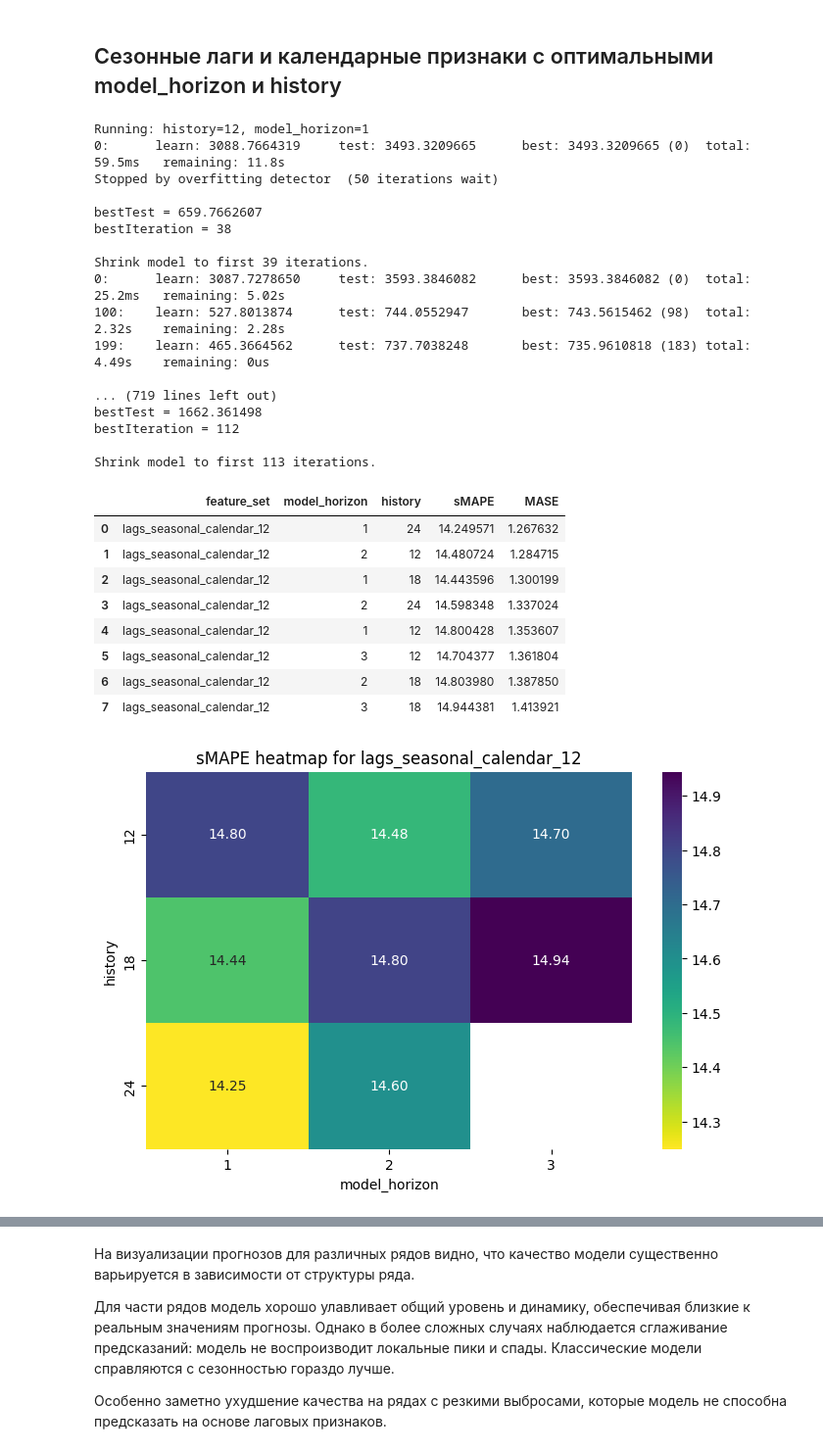
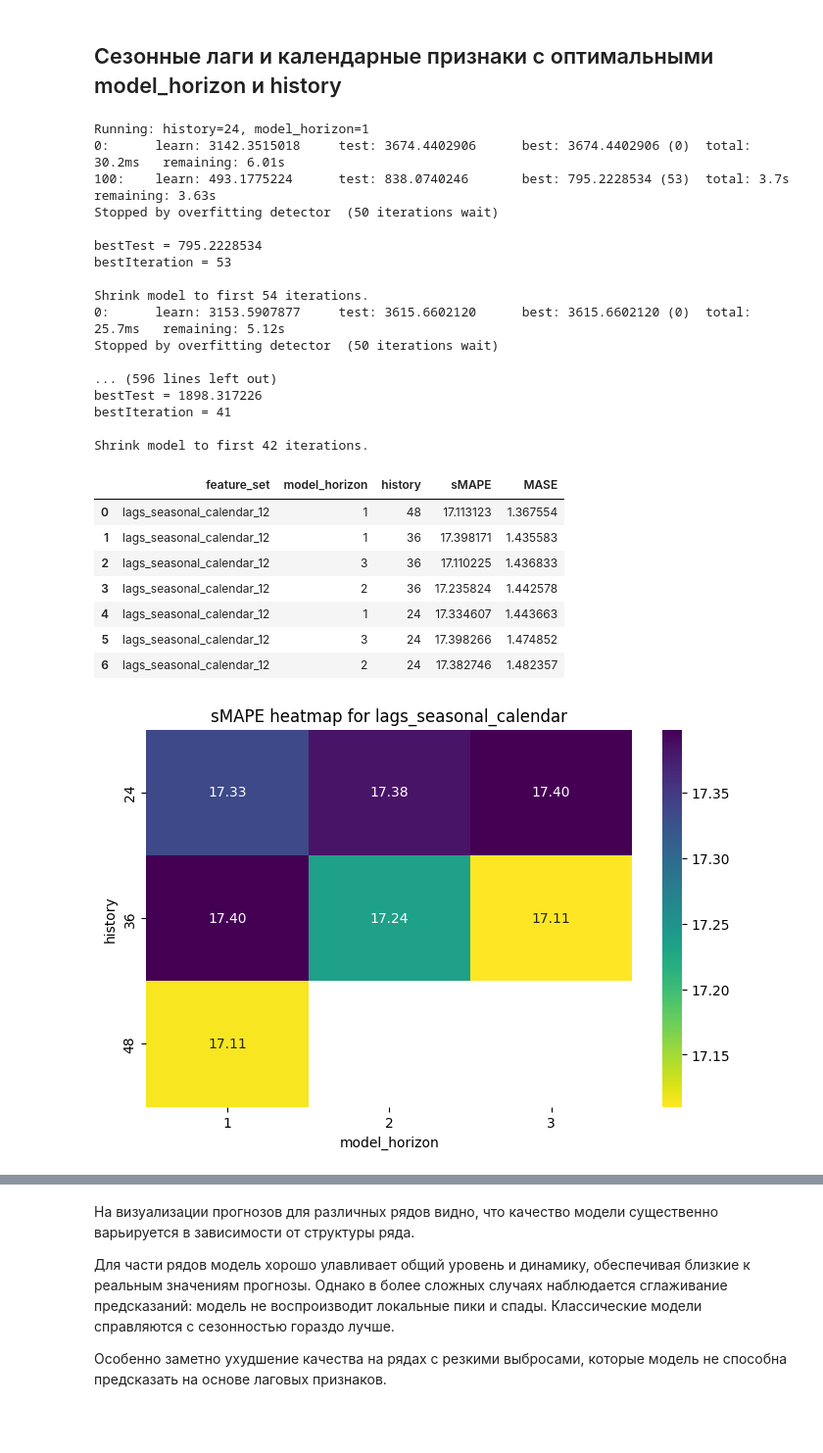
Before and after one commit to Katiukh/TS_HW3, a Jupyter notebook: TS_project.ipynb, the cells around one changed output, grey strips where cells are left out. Shown at 98% size. Saved outputs shown, nothing was run; the diff lists cells and outputs as text; code cells hidden in the pictures; blank space fills up the shorter version.

```diff
--- a/TS_project.ipynb
+++ b/TS_project.ipynb
@@ -1318,22 +1214,14 @@ plt.show()
 # %% [markdown]
 ## Сезонные лаги и календарные признаки с оптимальными model_horizon и history
 # %%
-lags_seasonal_calendar_12_config = {
-    "use_id": True,
-    "use_calendar": True,
-    "selected_lags": [1, 2, 3, 6, 12],
-    "use_fourier": False,
-}
-
 experiments_lags_seasonal_calendar = [
-    {"model_horizon": 1, "history": 12},
-    {"model_horizon": 2, "history": 12},
-    {"model_horizon": 3, "history": 12},
-    {"model_horizon": 1, "history": 18},
-    {"model_horizon": 2, "history": 18},
-    {"model_horizon": 3, "history": 18},
     {"model_horizon": 1, "history": 24},
     {"model_horizon": 2, "history": 24},
+    {"model_horizon": 3, "history": 24},
+    {"model_horizon": 1, "history": 36},
+    {"model_horizon": 2, "history": 36},
+    {"model_horizon": 3, "history": 36},
+    {"model_horizon": 1, "history": 48}
 ]
 
 results_lags_seasonal_calendar = []
@@ -1346,8 +1234,8 @@ for cfg in experiments_lags_seasonal_calendar:
     print(f"Running: history={history}, model_horizon={model_horizon}")
 
     res = run_holdout_experiment(
-        data=train,
-        feature_config=lags_seasonal_calendar_12_config,
+        data=data,
+        feature_config=lags_seasonal_calendar_config,
         model_horizon=model_horizon,
         history=history,
         horizon=18,
@@ -1375,47 +1263,46 @@ results_lags_seasonal_calendar_df = results_lags_seasonal_calendar_df.sort_value
 
 results_lags_seasonal_calendar_df
 # %% [output]
-Running: history=12, model_horizon=1
-0:      learn: 3088.7664319     test: 3493.3209665      best: 3493.3209665 (0)  total: 59.5ms   remaining: 11.8s
+Running: history=24, model_horizon=1
+0:      learn: 3142.3515018     test: 3674.4402906      best: 3674.4402906 (0)  total: 30.2ms   remaining: 6.01s
+100:    learn: 493.1775224      test: 838.0740246       best: 795.2228534 (53)  total: 3.7s     remaining: 3.63s
 Stopped by overfitting detector  (50 iterations wait)
 
-bestTest = 659.7662607
-bestIteration = 38
+bestTest = 795.2228534
+bestIteration = 53
 
-Shrink model to first 39 iterations.
-0:      learn: 3087.7278650     test: 3593.3846082      best: 3593.3846082 (0)  total: 25.2ms   remaining: 5.02s
-100:    learn: 527.8013874      test: 744.0552947       best: 743.5615462 (98)  total: 2.32s    remaining: 2.28s
-199:    learn: 465.3664562      test: 737.7038248       best: 735.9610818 (183) total: 4.49s    remaining: 0us
+Shrink model to first 54 iterations.
+0:      learn: 3153.5907877     test: 3615.6602120      best: 3615.6602120 (0)  total: 25.7ms   remaining: 5.12s
+Stopped by overfitting detector  (50 iterations wait)
 
-... (719 lines left out)
-bestTest = 1662.361498
-bestIteration = 112
+... (596 lines left out)
+bestTest = 1898.317226
+bestIteration = 41
 
-Shrink model to first 113 iterations.
+Shrink model to first 42 iterations.
 |  | feature_set | model_horizon | history | sMAPE | MASE |
-| 0 | lags_seasonal_calendar_12 | 1 | 24 | 14.249571 | 1.267632 |
-| 1 | lags_seasonal_calendar_12 | 2 | 12 | 14.480724 | 1.284715 |
-| 2 | lags_seasonal_calendar_12 | 1 | 18 | 14.443596 | 1.300199 |
-| 3 | lags_seasonal_calendar_12 | 2 | 24 | 14.598348 | 1.337024 |
-| 4 | lags_seasonal_calendar_12 | 1 | 12 | 14.800428 | 1.353607 |
-| 5 | lags_seasonal_calendar_12 | 3 | 12 | 14.704377 | 1.361804 |
-| 6 | lags_seasonal_calendar_12 | 2 | 18 | 14.803980 | 1.387850 |
-| 7 | lags_seasonal_calendar_12 | 3 | 18 | 14.944381 | 1.413921 |
+| 0 | lags_seasonal_calendar_12 | 1 | 48 | 17.113123 | 1.367554 |
+| 1 | lags_seasonal_calendar_12 | 1 | 36 | 17.398171 | 1.435583 |
+| 2 | lags_seasonal_calendar_12 | 3 | 36 | 17.110225 | 1.436833 |
+| 3 | lags_seasonal_calendar_12 | 2 | 36 | 17.235824 | 1.442578 |
+| 4 | lags_seasonal_calendar_12 | 1 | 24 | 17.334607 | 1.443663 |
+| 5 | lags_seasonal_calendar_12 | 3 | 24 | 17.398266 | 1.474852 |
+| 6 | lags_seasonal_calendar_12 | 2 | 24 | 17.382746 | 1.482357 |
 # %%
 pivot_smape_seasonal_calendar = results_lags_seasonal_calendar_df.pivot(
     index="history",
     columns="model_horizon",
     values="sMAPE"
 )
 
 plt.figure(figsize=(8, 5))
 sns.heatmap(pivot_smape_seasonal_calendar, annot=True, fmt=".2f", cmap="viridis_r")
-plt.title("sMAPE heatmap for lags_seasonal_calendar_12")
+plt.title("sMAPE heatmap for lags_seasonal_calendar")
 plt.xlabel("model_horizon")
 plt.ylabel("history")
 plt.show()
 # %% [output]
-[figure, old version]
+[figure, new version]
 # %%
 pivot_mase_seasonal_calendar = results_lags_seasonal_calendar_df.pivot(
     index="history",
```
Also changed, not shown: parts of 48 cells of this notebook.
